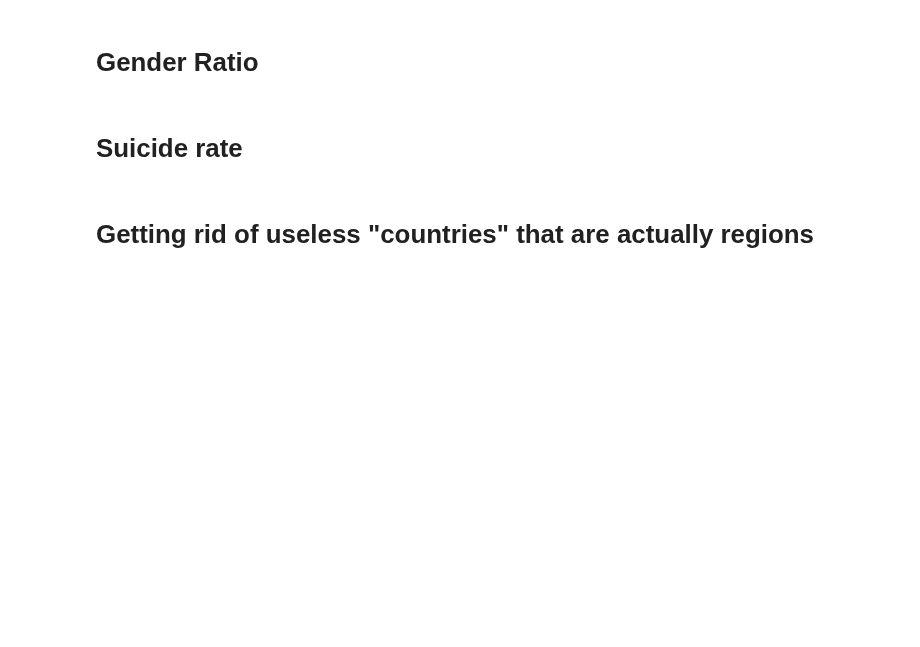
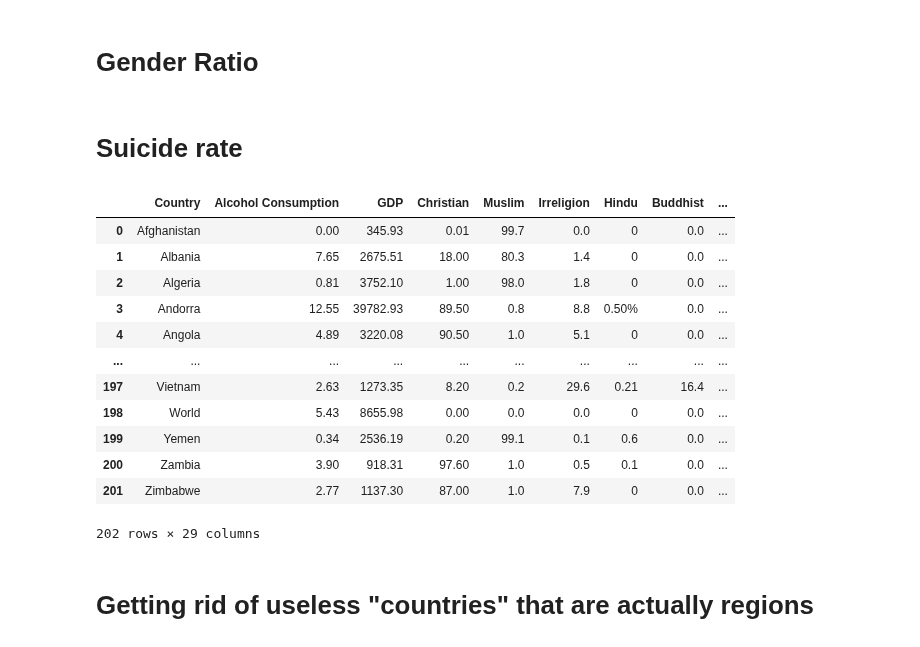
Before and after one commit to sarahabdul2/STAT-303-2-Project-, a Jupyter notebook: train_data.ipynb, the cells around one changed output. Cells and saved outputs as stored; diff of their text form; code cells hidden in the pictures; blank space fills up the shorter version.

```diff
--- a/train_data.ipynb
+++ b/train_data.ipynb
@@ -552,7 +552,18 @@ df15 = df15.merge(suicide_2015, on='Country', how='left')
 df10 = df10.merge(suicide_2010, on='Country', how='left')
 df05 = df05.merge(suicide_2005, on='Country', how='left')
 # %%
-df05['depression_rate'] = df05.Depression / df05.Population
-df10['depression_rate'] = df10.Depression / df10.Population
-df15['depression_rate'] = df15.Depression / df15.Population
-df19['depression_rate'] = df19.Depression / df19.Population
+df05
+# %% [output]
+|  | Country | Alcohol Consumption | GDP | Christian | Muslim | Irreligion | Hindu | Buddhist | ... |
+| 0 | Afghanistan | 0.00 | 345.93 | 0.01 | 99.7 | 0.0 | 0 | 0.0 | ... |
+| 1 | Albania | 7.65 | 2675.51 | 18.00 | 80.3 | 1.4 | 0 | 0.0 | ... |
+| 2 | Algeria | 0.81 | 3752.10 | 1.00 | 98.0 | 1.8 | 0 | 0.0 | ... |
+| 3 | Andorra | 12.55 | 39782.93 | 89.50 | 0.8 | 8.8 | 0.50% | 0.0 | ... |
+| 4 | Angola | 4.89 | 3220.08 | 90.50 | 1.0 | 5.1 | 0 | 0.0 | ... |
+| ... | ... | ... | ... | ... | ... | ... | ... | ... | ... |
+| 197 | Vietnam | 2.63 | 1273.35 | 8.20 | 0.2 | 29.6 | 0.21 | 16.4 | ... |
+| 198 | World | 5.43 | 8655.98 | 0.00 | 0.0 | 0.0 | 0 | 0.0 | ... |
+| 199 | Yemen | 0.34 | 2536.19 | 0.20 | 99.1 | 0.1 | 0.6 | 0.0 | ... |
+| 200 | Zambia | 3.90 | 918.31 | 97.60 | 1.0 | 0.5 | 0.1 | 0.0 | ... |
+| 201 | Zimbabwe | 2.77 | 1137.30 | 87.00 | 1.0 | 7.9 | 0 | 0.0 | ... |
+202 rows × 29 columns
```
Also changed, not shown: parts of 2 cells of this notebook, 7 other files.
